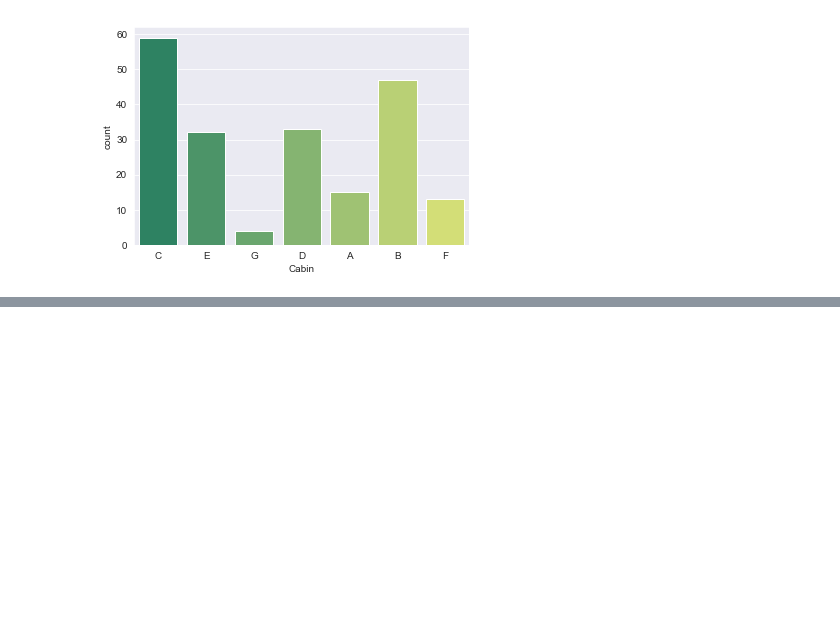
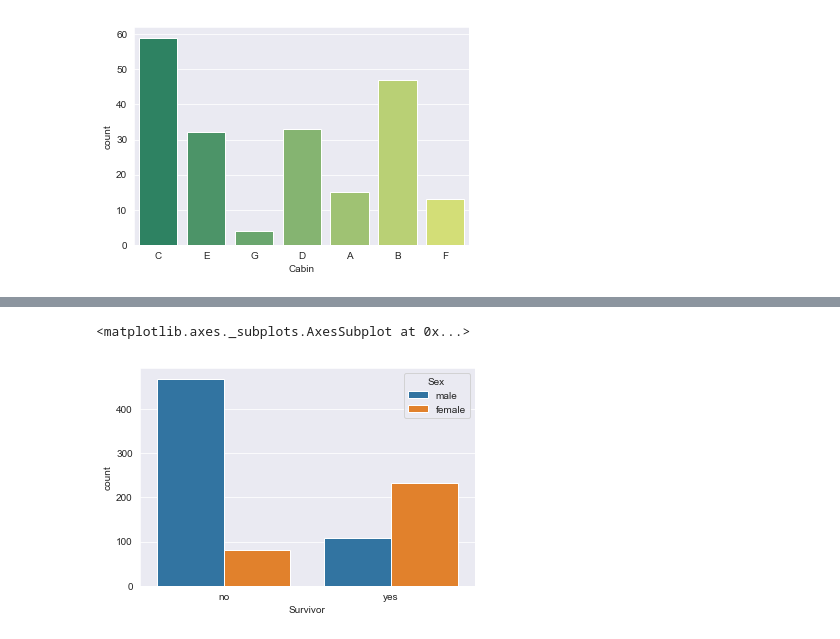
Before and after one commit to jsutch/Titanic-Kaggle, a Jupyter notebook: Kaggle Titantic Data Analysis.ipynb, the cells around one changed output, grey strips where cells are left out. Drawn from its saved outputs; the diff is of its cells as text; code cells hidden in the pictures; blank space fills up the shorter version.

```diff
--- a/Kaggle Titantic Data Analysis.ipynb
+++ b/Kaggle Titantic Data Analysis.ipynb
@@ -224,0 +298,3 @@ sns.countplot('Cabin',data=cabindf, palette='summer')
+# %%
+# map the boolean to a no or yes using .map and a dictionary
+df['Survivor'] = df.Survived.map({0:'no',1:'yes'})
@@ -224,0 +308,5 @@ sns.countplot('Cabin',data=cabindf, palette='summer')
+# %%
+sns.countplot('Survivor',data=df,hue='Sex')
+# %% [output]
+<matplotlib.axes._subplots.AxesSubplot at 0x...>
+[figure, added]
```
Also changed, not shown: parts of 14 cells of this notebook.
